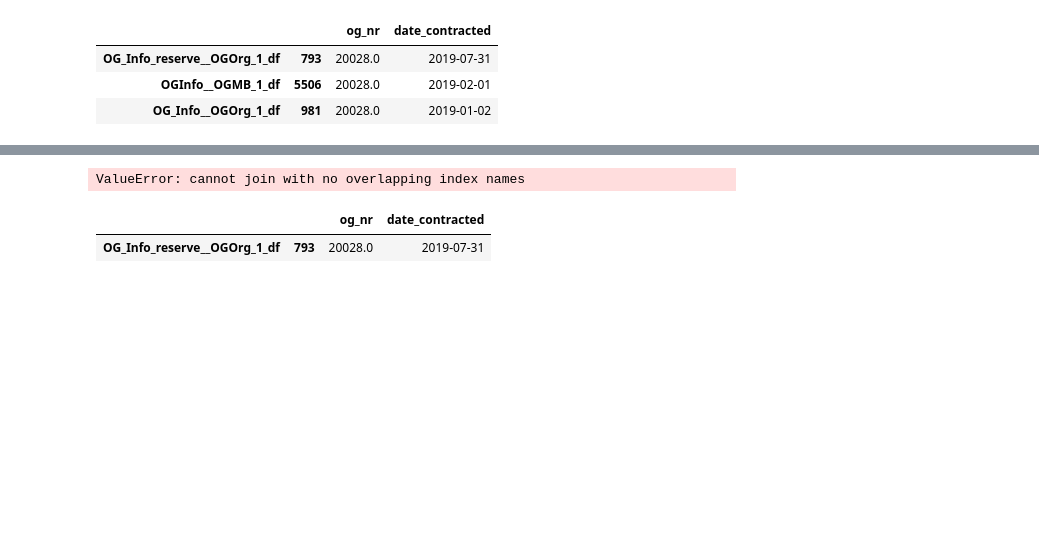
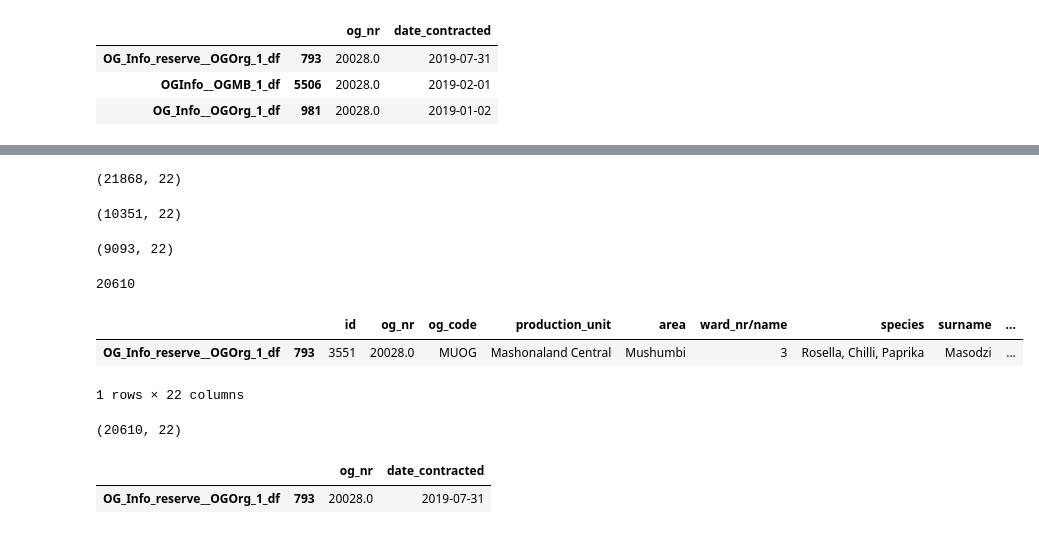
Before and after one commit to Capstone-OrganicAfrica/organic_zimbabwe_eda, a Jupyter notebook: clean_upload_farmers.ipynb, the cells around one changed output, grey strips where cells are left out. Cells and saved outputs as stored; diff of their text form; code cells hidden in the pictures; blank space fills up the shorter version.

```diff
--- a/clean_upload_farmers.ipynb
+++ b/clean_upload_farmers.ipynb
@@ -681,6 +695,7 @@ Name: og_nr, dtype: int64
 # %%
 #concated_farmers[concated_farmers['og_nr'].isna()]
-# %%
-concated_farmers = concated_farmers[((concated_farmers.drop_duplicates('og_nr', keep='first')) | concated_farmers['og_nr'].isna())]
-# %% [output]
-ValueError: cannot join with no overlapping index names
+# %%
+df = concated_farmers.copy()
+df.shape
+# %% [output]
+(21868, 22)
@@ -686,0 +704,4 @@ ValueError: cannot join with no overlapping index names
+# %%
+df.shape
+# %% [output]
+(10351, 22)
@@ -686,0 +710,19 @@ ValueError: cannot join with no overlapping index names
+# %%
+df.shape
+# %% [output]
+(9093, 22)
+# %%
+21868-(10351-9093)
+# %% [output]
+20610
+# %%
+df[df['og_nr'] == 20028.0]
+# %% [output]
+|  |  | id | og_nr | og_code | production_unit | area | ward_nr/name | species | surname | ... |
+| OG_Info_reserve__OGOrg_1_df | 793 | 3551 | 20028.0 | MUOG | Mashonaland Central | Mushumbi | 3 | Rosella, Chilli, Paprika | Masodzi | ... |
+1 rows × 22 columns
+# %%
+wc_og_df = pd.concat([df, wc_df])
+wc_og_df.shape
+# %% [output]
+(20610, 22)
```
Also changed, not shown: parts of 30 cells of this notebook.
